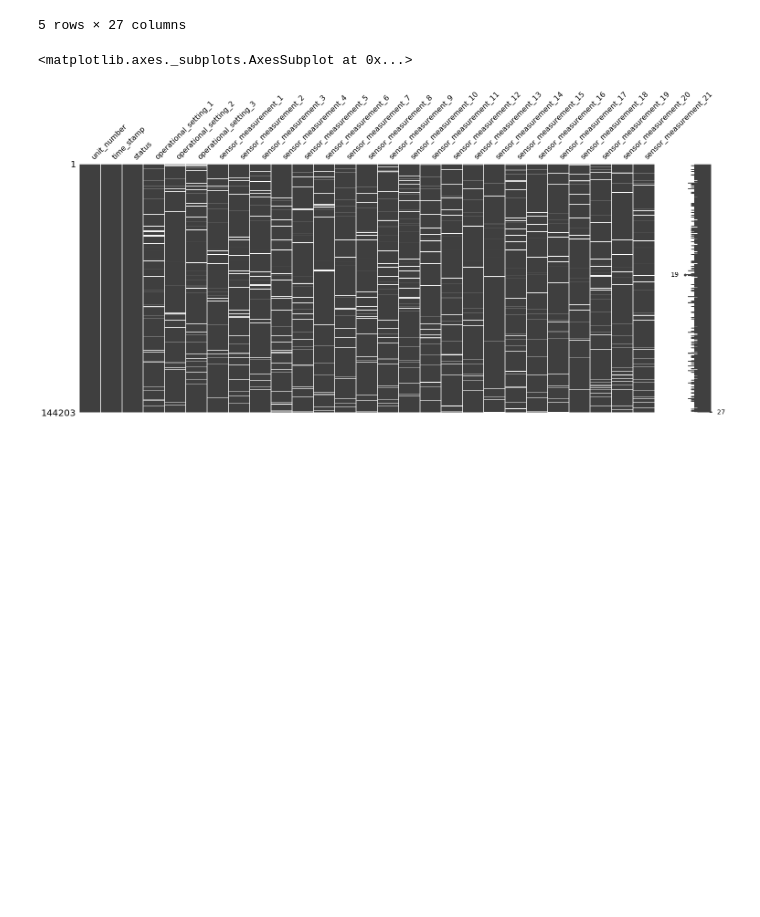
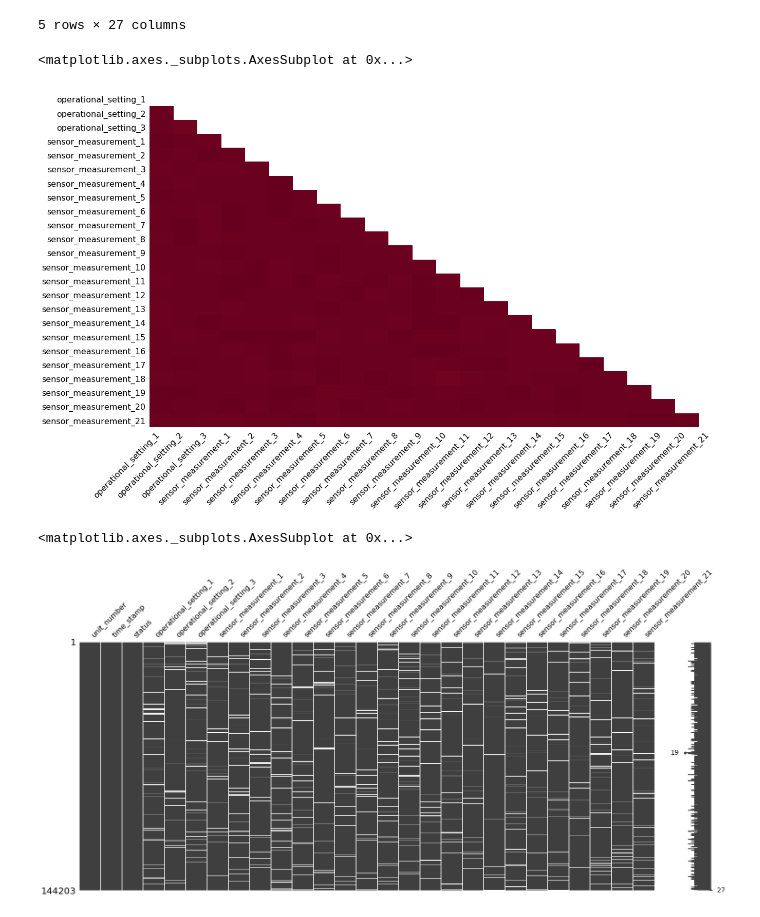
Before and after one commit to DuongVu39/Code_Challenge, a Jupyter notebook: src/task1/Scratch.ipynb, the cells around one changed output. Saved outputs shown, nothing was run; the diff lists cells and outputs as text; code cells hidden in the pictures; blank space fills up the shorter version.

```diff
--- a/src/task1/Scratch.ipynb
+++ b/src/task1/Scratch.ipynb
@@ -44,6 +57,12 @@ df.head()
 | 3 | 211 | 2014-06-05 12:00:00 | 0 | 42.0006 | NaN | High | ... |
 | 4 | 460 | 2014-11-27 12:00:00 | 0 | -0.0016 | 0.0004 | High | ... |
 5 rows × 27 columns
+# %%
+# Explore correlation
+msn.heatmap(df)
+# %% [output]
+<matplotlib.axes._subplots.AxesSubplot at 0x...>
+[figure, added]
 # %%
 msn.matrix(df)
 # %% [output]
```
Also changed, not shown: parts of 35 cells of this notebook.
